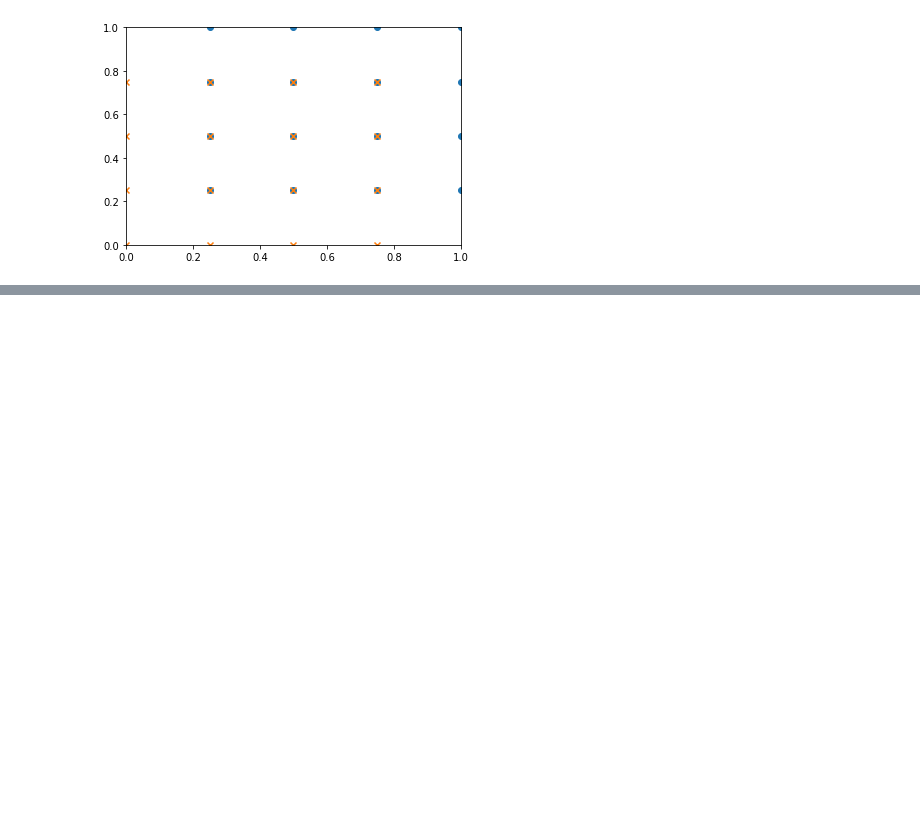
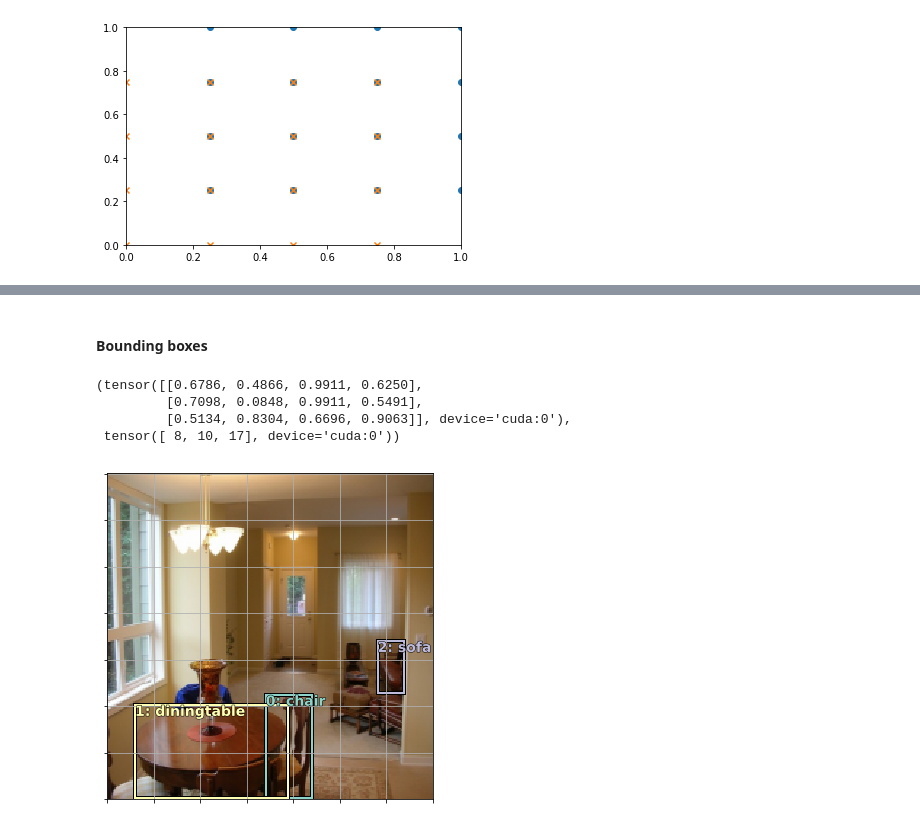
Before and after one commit to aiedward/fastai-1, a Jupyter notebook: Single shot detection (SSD).ipynb, the cells around one changed output, grey strips where cells are left out. Drawn from its saved outputs; the diff is of its cells as text; code cells hidden in the pictures; blank space fills up the shorter version.

```diff
--- a/Single shot detection (SSD).ipynb
+++ b/Single shot detection (SSD).ipynb
@@ -493,0 +521,26 @@ jaccard index (IOU index) divide intersection of two boxes by their union
+# %%
+idx = 7
+# %%
+def get_y(bbox,clas):
+    bbox = bbox.view(-1,4)/sz
+    bb_keep = ((bbox[:,2]-bbox[:,0])>0).nonzero()[:,0]  # delete the bounding boxes that have zero width
+    return bbox[bb_keep], clas[bb_keep]
+# %% [markdown]
+#### Bounding boxes
+# %%
+img = modeldata.val_ds.ds.denorm(to_np(x))[idx]
+bbox,clas = get_y(y[0][idx], y[1][idx])
+bbox, clas
+# %% [output]
+(tensor([[0.6786, 0.4866, 0.9911, 0.6250],
+         [0.7098, 0.0848, 0.9911, 0.5491],
+         [0.5134, 0.8304, 0.6696, 0.9063]], device='cuda:0'),
+ tensor([ 8, 10, 17], device='cuda:0'))
+# %%
+def plot_gt(ax, img, bbox, clas, prs=None, thresh=0.4):
+    return show_ground_truth(ax, img, to_np(bbox*224), to_np(clas) if clas is not None else None, to_np(prs) if prs is not None else None, thresh)
+# %%
+fig, ax = plt.subplots(figsize=(6,6))
+plot_gt(ax, img, bbox, clas)
+# %% [output]
+[figure, added]
```
Also changed, not shown: parts of 77 cells of this notebook.
